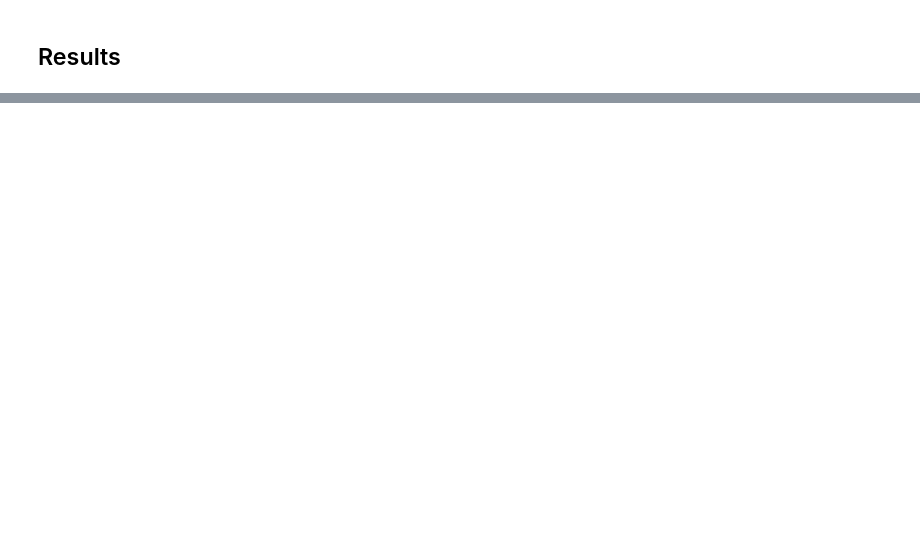
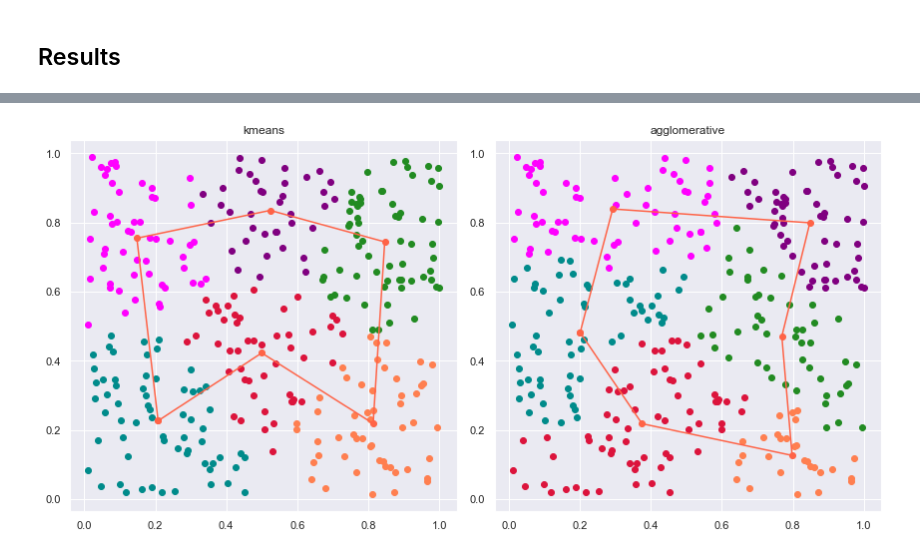
Before and after one commit to abdullah-al-masud/rl-optimize, a Jupyter notebook: main_TSP.ipynb, the cells around one changed output, grey strips where cells are left out. Drawn from its saved outputs; the diff is of its cells as text; code cells hidden in the pictures; blank space fills up the shorter version.

```diff
--- a/main_TSP.ipynb
+++ b/main_TSP.ipynb
@@ -18,7 +18,7 @@ pd.set_option('display.max_columns', None)
 # warnings.filterwarnings('ignore')
 # %%
 # getting config
-config = prepare_tsp_config()
+config = prepare_tsp_config(jupyter=True)
 # %% [output]
 Namespace(T=3, active_search=False, alpha=0.99, batch_size=100, c=10, device='cuda', dimension=2, epoch=10000, greedy=False, hidden1=256, hidden2=128, inference=False, iteration=1, loadpath='trained_m ...
 # %%
@@ -65,0 +142,14 @@ print(solutions['PN_model']['solution'][i])
+# %%
+def solve_for_cluster(instance):
+
+    config = config_with_size(instance.shape[0])
+    agent = Agent(config)
+    agent.load_weights()
+
+    evaluate_func = tsp_utils.calculate_distances
+    solutions = solve_agent(agent, instance.unsqueeze(0), config, evaluate_func, 'distance')
+
+    return solutions
+# %%
+x = torch.rand(320, 2)
+x
@@ -65,0 +174,39 @@ print(solutions['PN_model']['solution'][i])
+# %%
+n_clusters = 6
+# %%
+clusters = {'kmeans': KMeans(n_clusters=n_clusters),
+            'agglomerative': AgglomerativeClustering(n_clusters=n_clusters)}
+cl_labels = {}
+for clsname in clusters:
+    clusters[clsname].fit(x)
+    cl_labels[clsname] = clusters[clsname].labels_
+
+solmean = {}
+plot_solmean = {}
+solseq = {}
+sollabel = {}
+clustered_data = {}
+clustered_indices = {}
+all_solutions = {}
+for algo_name in clusters:
+
+    cl_means, cls_data, cls_indices = get_cluster_means(x, cl_labels[algo_name])
+
+    solution = solve_for_cluster(cl_means)
+
+    solseq[algo_name] = solution['solution'][0]
+    solmean[algo_name] = cl_means.squeeze()[solseq[algo_name][:-1]]
+    sollabel[algo_name] = cl_labels[algo_name]
+    clustered_data[algo_name] = [cls_data[i] for i in solseq[algo_name][:-1]]
+    clustered_indices[algo_name] = [cls_indices[i] for i in solseq[algo_name][:-1]]
+    plot_solmean[algo_name] = torch.cat((solmean[algo_name], solmean[algo_name][[0]]), 0)
+
+    solutions = []
+    for i in range(n_clusters):
+        sol = solve_for_cluster(clustered_data[algo_name][i])['solution'][0]
+        solutions.append(sol)
+    all_solutions[algo_name] = solutions.copy()
+
+plot_clusters(clustered_data, sollabel, plot_solmean, solseq)
+# %% [output]
+[figure, added]
```
Also changed, not shown: parts of 40 cells of this notebook, 21 other files.
